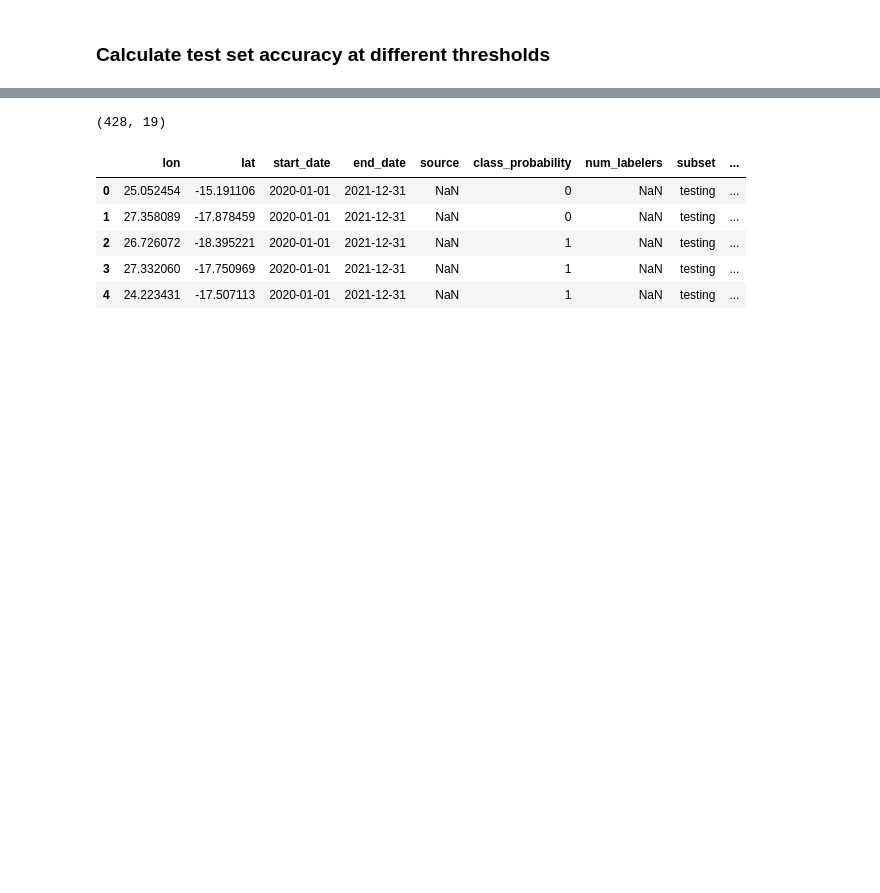
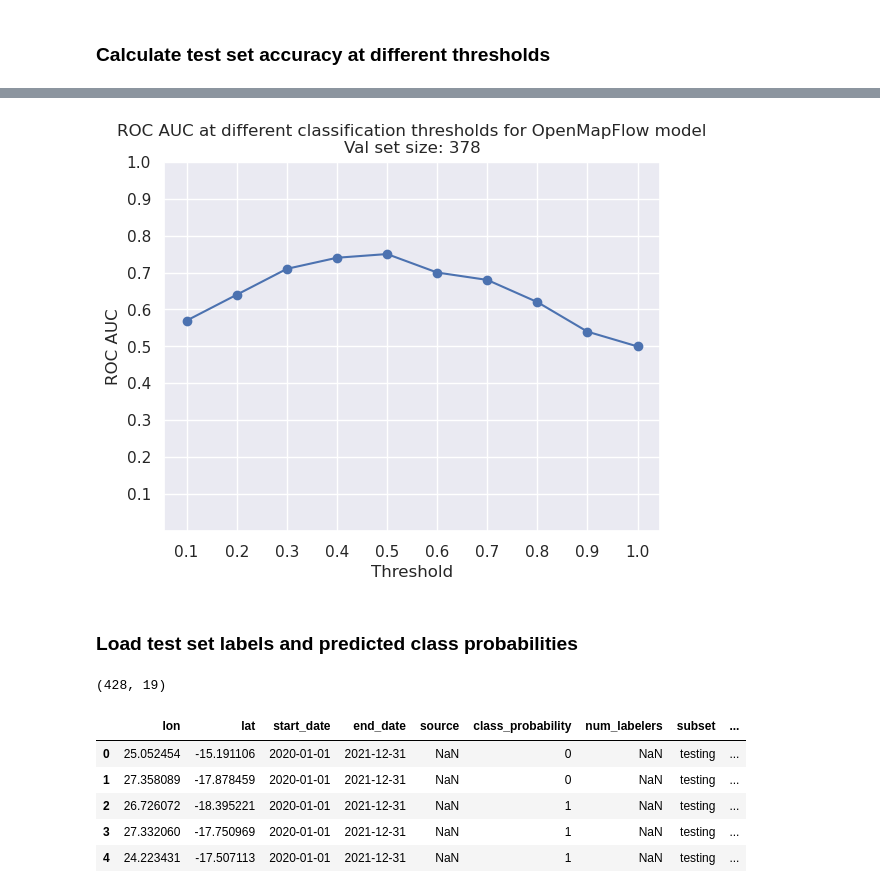
Before and after one commit to alexvmt/farm_plot_detection, a Jupyter notebook: evaluate_overall_classification_thresholds.ipynb, the cells around one changed output, grey strips where cells are left out. Saved outputs shown, nothing was run; the diff lists cells and outputs as text; code cells hidden in the pictures; blank space fills up the shorter version.

```diff
--- a/evaluate_overall_classification_thresholds.ipynb
+++ b/evaluate_overall_classification_thresholds.ipynb
@@ -102,0 +188,6 @@ directory = '../processed_data/classification_threshold_evaluation/openmapflow'
+# %%
+file = 'val_df.csv'
+path = os.path.join(directory, file)
+val_df = pd.read_csv(path)
+print(val_df.shape)
+val_df.head()
@@ -102,0 +204,2 @@ directory = '../processed_data/classification_threshold_evaluation/openmapflow'
+# %%
+accuracies_omf = calculate_metrics(metric, val_df['crop'], val_df['predicted_class_probability'], thresholds)
@@ -103,3 +217,9 @@ directory = '../processed_data/classification_threshold_evaluation/openmapflow'
+# %%
+plot_metrics('OpenMapFlow model', metric, accuracies_omf, thresholds, 'val', val_df.shape[0])
+# %% [output]
+[figure, added]
+# %% [markdown]
+### Load test set labels and predicted class probabilities
 # %%
 file = 'test_df.csv'
 path = os.path.join(directory, file)
```
Also changed, not shown: parts of 25 cells of this notebook.
